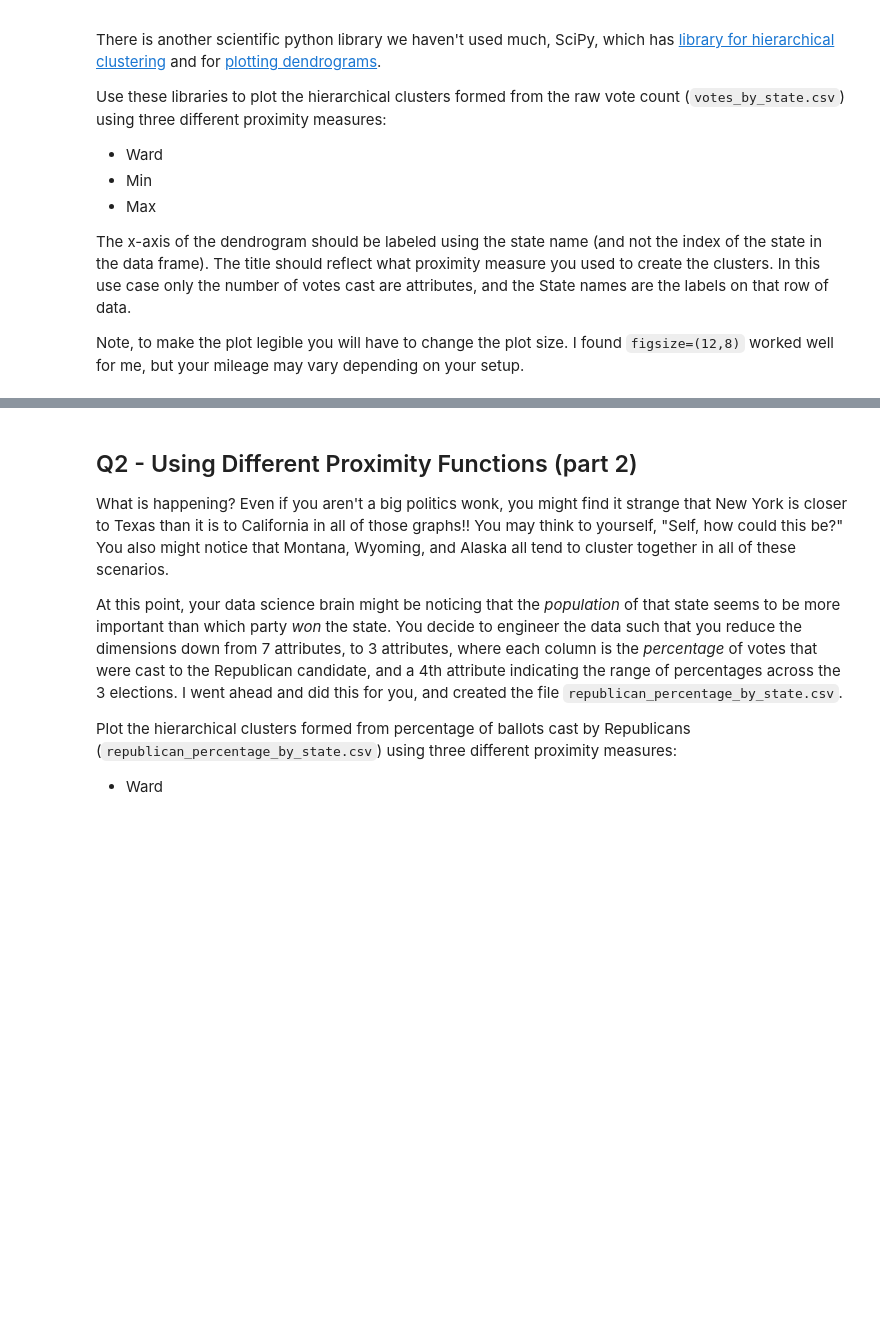
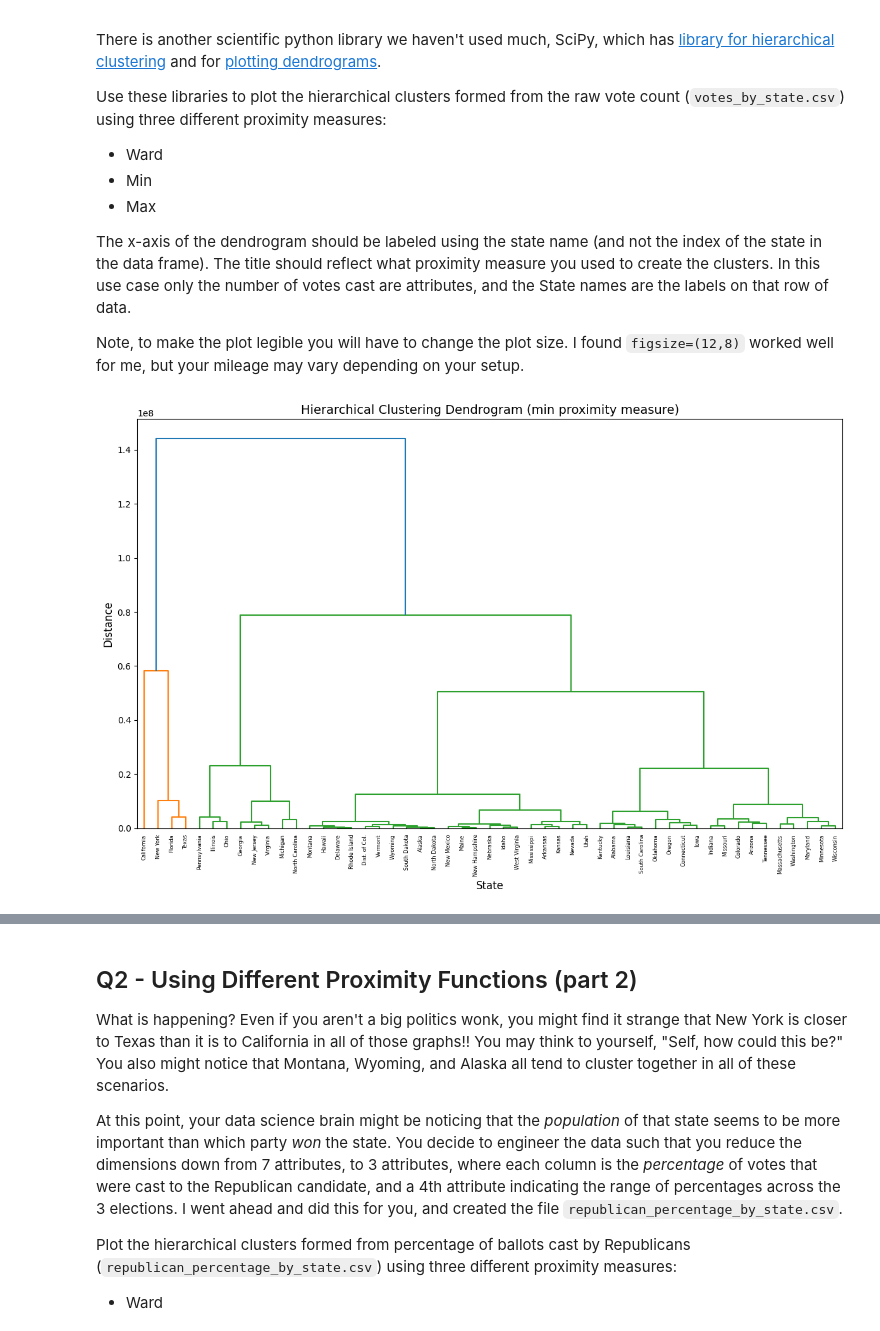
Before and after one commit to leiandas/CS329E-Assignments, a Jupyter notebook: Assignment 11/CS329E_HW11.ipynb, the cells around one changed output, grey strips where cells are left out. Cells and saved outputs as stored; diff of their text form; code cells hidden in the pictures; blank space fills up the shorter version.

```diff
--- a/Assignment 11/CS329E_HW11.ipynb
+++ b/Assignment 11/CS329E_HW11.ipynb
@@ -68,0 +63,20 @@ df_X = df_X.drop(columns=['State'])
+# %%
+# Plot the dendrogram for the Ward proximity measure
+
+# Calculate distance between all instances
+distances = pdist(df_X)
+
+# Convert distances into a square matrix
+distances = squareform(distances)
+
+# Define a clustering model with ward linkage
+clustersWard = linkage(distances, method='ward')
+
+plt.figure(figsize=(12,8))
+dendrogram(clustersWard, labels=s_states.values, leaf_rotation=90)
+plt.title('Hierarchical Clustering Dendrogram (min proximity measure)', fontsize=14)
+plt.ylabel('Distance', fontsize=12)
+plt.xlabel('State', fontsize=12)
+plt.tight_layout()
+# %% [output]
+[figure, added]
```
Also changed, not shown: parts of 13 cells of this notebook.
